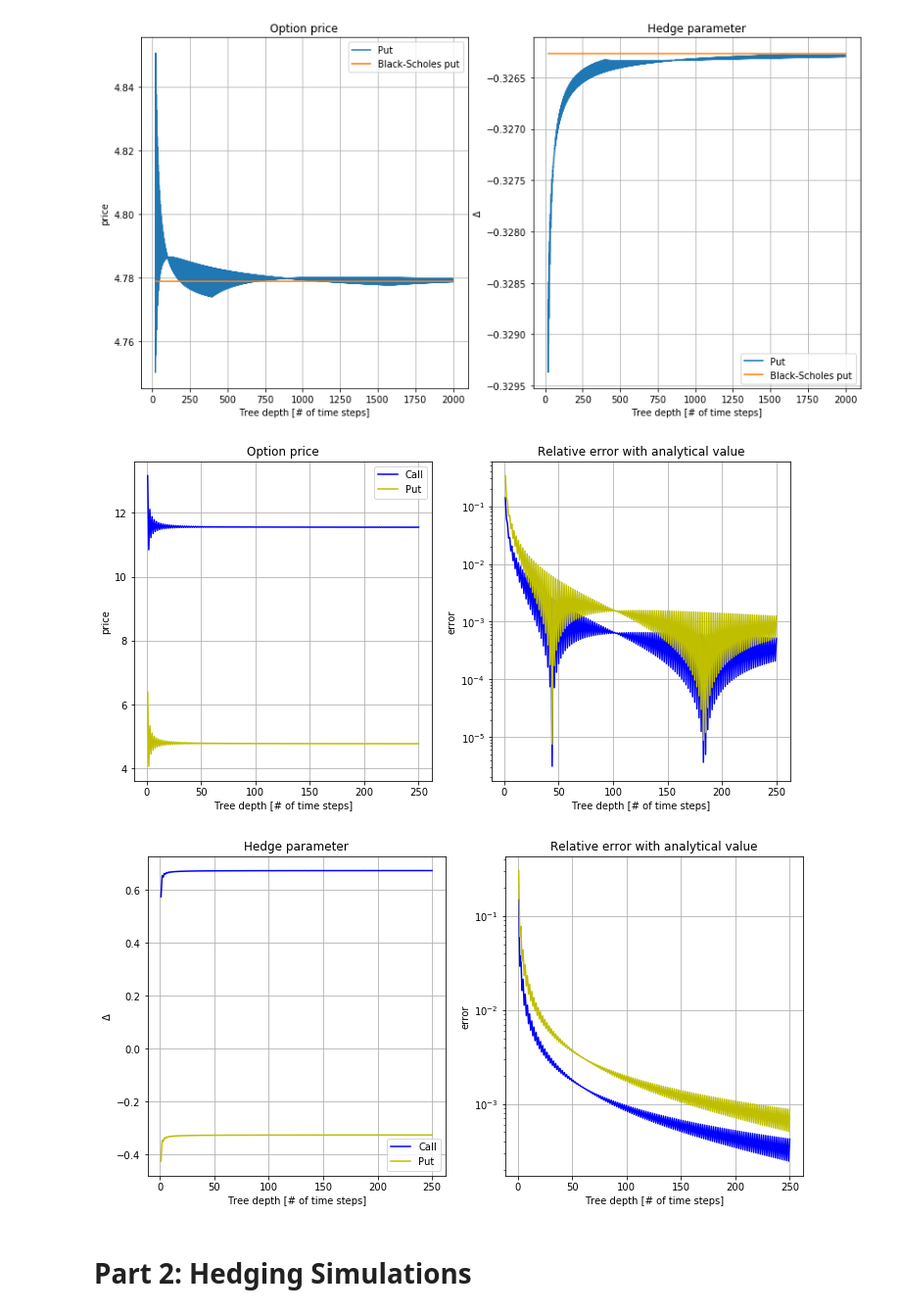
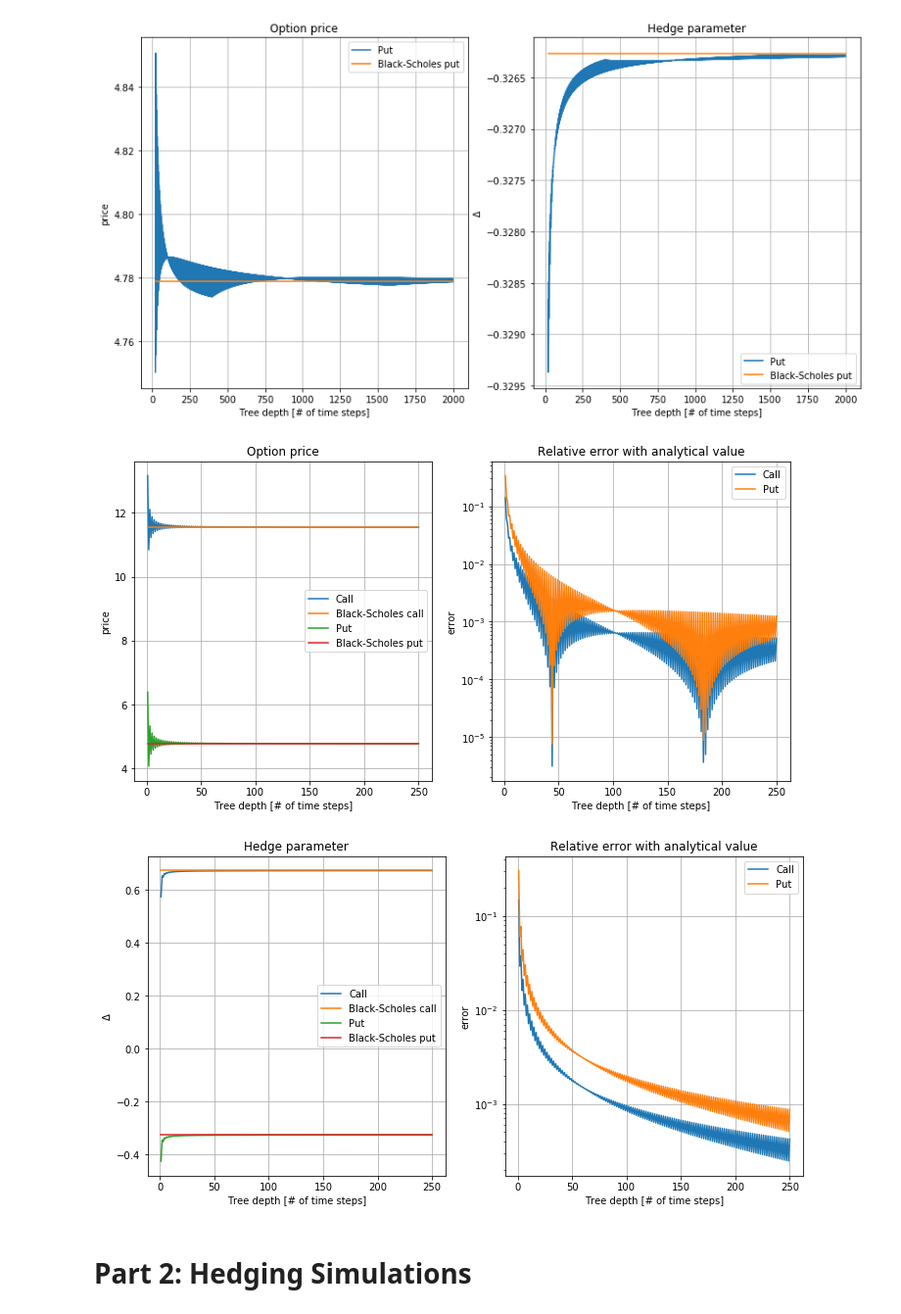
Before and after one commit to krishnakanthsasi/ComputationFin-nce-18, a Jupyter notebook: lab1/lab_assignment_1.ipynb, the cells around one changed output. Shown: that part at 98% size. Cells and saved outputs as stored; diff of their text form; code cells hidden in the pictures.

Commit message:
BT analysis plots modified

```diff
--- a/lab1/lab_assignment_1.ipynb
+++ b/lab1/lab_assignment_1.ipynb
@@ -199,6 +199,7 @@ for american in [False,True]:
         plt.plot(sigmas, f, label="%s %s" % (('American' if american else 'European'),
                                              ('call' if call else 'put')))
         if not american:
+            plt.plot(sigmas,options, label="Black-Scholes %s" % ('call' if call else 'put'))
             plt.subplot(1,2,2)
             plt.title("Relative error with analytical value")
             plt.yscale('log')
@@ -217,6 +218,7 @@ for american in [False,True]:
         plt.plot(sigmas, deltas, label="%s %s" % (('American' if american else 'European'),
                                                   ('call' if call else 'put')))
         if not american:
+            plt.plot(sigmas,hedges,label="Black-Scholes %s" % ('call' if call else 'put'))
             plt.subplot(1,2,2)
             plt.title("Relative error with analytical value")
             plt.yscale('log')
@@ -352,42 +354,46 @@ for call in [True,False]:
     plt.ylabel('price')
     plt.xlabel('Tree depth [# of time steps]')
     plt.grid(True)
-    plt.plot(np.arange(Nmin,N+1), f[Nmin-1:], 'b' if call else 'y', label=('Call' if call else 'Put'))
+    plt.plot(np.arange(Nmin,N+1), f[Nmin-1:], label=('Call' if call else 'Put'))
+    plt.plot([Nmin, N],[option,option],label='Black-Scholes %s' % ('call' if call else 'put'))
     plt.subplot(1,2,2)
     plt.title("Relative error with analytical value")
     plt.yscale('log')
     plt.ylabel('error')
     plt.xlabel('Tree depth [# of time steps]')
     plt.grid(True)
-    plt.plot(np.arange(Nmin,N+1),np.abs((f[Nmin-1:]-option)/option),
-             'b' if call else 'y', label=('Call' if call else 'Put'))
+    plt.plot(np.arange(Nmin,N+1),np.abs((f[Nmin-1:]-option)/option), label=('Call' if call else 'Put'))
 
     plt.figure(2)
     plt.subplot(1,2,1)
     plt.title("Hedge parameter")
     plt.ylabel(r'$\Delta$')
     plt.xlabel('Tree depth [# of time steps]')
     plt.grid(True)
-    plt.plot(np.arange(Nmin,N+1), deltas[Nmin-1:], 'b' if call else 'y', label=('Call' if call else 'Put'))
+    plt.plot(np.arange(Nmin,N+1), deltas[Nmin-1:], label=('Call' if call else 'Put'))
+    plt.plot([Nmin, N],[hedge,hedge],label='Black-Scholes %s' % ('call' if call else 'put'))
     plt.subplot(1,2,2)
     plt.title("Relative error with analytical value")
     plt.yscale('log')
     plt.ylabel('error')
     plt.xlabel('Tree depth [# of time steps]')
     plt.grid(True)
-    plt.plot(np.arange(Nmin,N+1),np.abs((deltas[Nmin-1:]-hedge)/hedge),
-             'b' if call else 'y', label=('Call' if call else 'Put'))
+    plt.plot(np.arange(Nmin,N+1),np.abs((deltas[Nmin-1:]-hedge)/hedge), label=('Call' if call else 'Put'))
 
 plt.figure(1)
 plt.subplot(1,2,1)
 plt.legend()
+plt.subplot(1,2,2)
+plt.legend()
 plt.figure(2)
 plt.subplot(1,2,1)
 plt.legend()
+plt.subplot(1,2,2)
+plt.legend()
 plt.show()
 # %% [output]
-[figure, old version]
+[figure, new version]
-[figure, old version]
+[figure, new version]
 # %% [markdown]
 # Part 2: Hedging Simulations
 # %%
```
Also changed, not shown: parts of 1 cell of this notebook, 4 other files.
